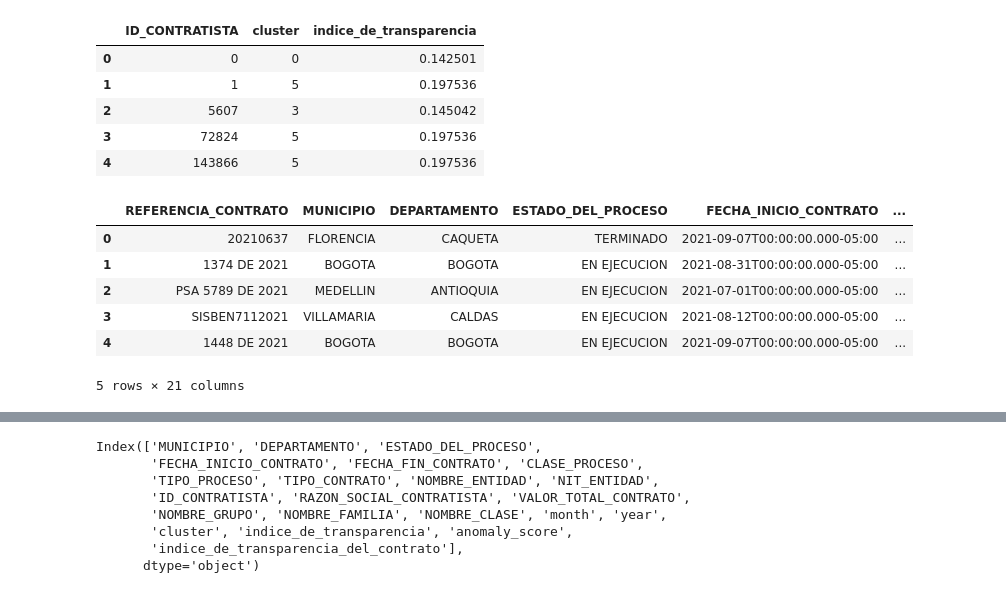
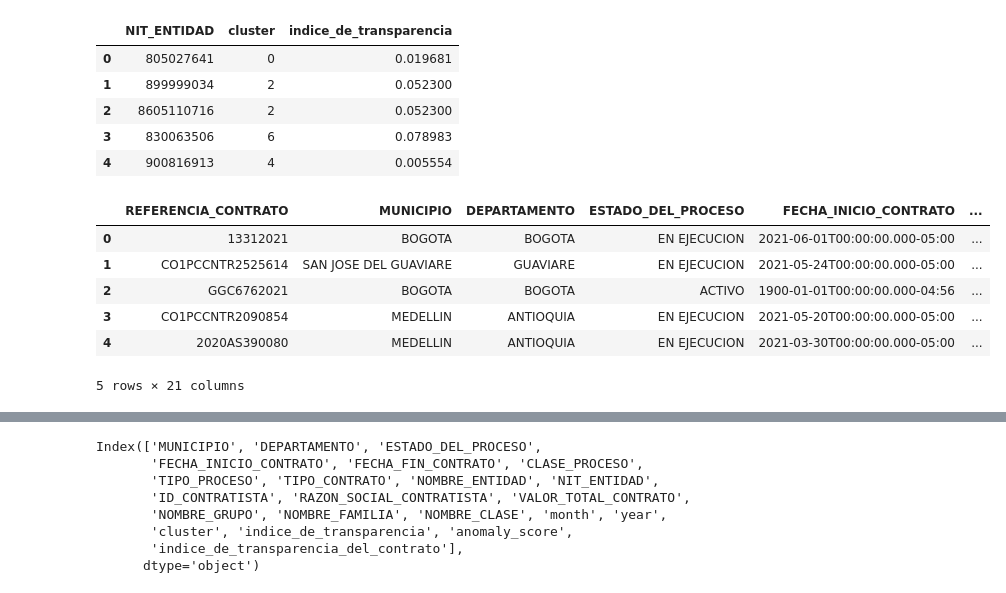
Before and after one commit to cdgonzalezr1/datos_abiertos, a Jupyter notebook: anomaly_detection.ipynb, the cells around one changed output, grey strips where cells are left out. Saved outputs shown, nothing was run; the diff lists cells and outputs as text; code cells hidden in the pictures.

```diff
--- a/anomaly_detection.ipynb
+++ b/anomaly_detection.ipynb
@@ -13,13 +13,13 @@ contratos_df.head()
 # %%
 directorio = "clustering_data"
-nombre_archivo = "contratistas_clustered_df.csv"
+nombre_archivo = "entidades_clustered_df.csv"
 delimitador = ","
 
-contratistas_clustered_df = adf.leer_csv(directorio, nombre_archivo, delimitador)
-contratistas_clustered_df = contratistas_clustered_df[["ID_CONTRATISTA","cluster"]]
+entidades_clustered_df = adf.leer_csv(directorio, nombre_archivo, delimitador)
+entidades_clustered_df = entidades_clustered_df[["NIT_ENTIDAD","cluster"]]
 
-contratistas_clustered_df = contratistas_clustered_df.drop_duplicates(subset=["ID_CONTRATISTA"])
+entidades_clustered_df = entidades_clustered_df.drop_duplicates(subset=["NIT_ENTIDAD"])
 
 
-contratistas_clustered_df.head()
+entidades_clustered_df.head()
 # %% [output]
@@ -47,23 +47,23 @@ indice_transparencia_df.head()
 # %%
-contratistas_indice = contratistas_clustered_df.merge(indice_transparencia_df, on="cluster", how="left")
-contratistas_indice.head()
+entidades_indice = entidades_clustered_df.merge(indice_transparencia_df, on="cluster", how="left")
+entidades_indice.head()
 # %% [output]
-|  | ID_CONTRATISTA | cluster | indice_de_transparencia |
-| 0 | 0 | 0 | 0.142501 |
-| 1 | 1 | 5 | 0.197536 |
-| 2 | 5607 | 3 | 0.145042 |
-| 3 | 72824 | 5 | 0.197536 |
-| 4 | 143866 | 5 | 0.197536 |
+|  | NIT_ENTIDAD | cluster | indice_de_transparencia |
+| 0 | 805027641 | 0 | 0.019681 |
+| 1 | 899999034 | 2 | 0.052300 |
+| 2 | 8605110716 | 2 | 0.052300 |
+| 3 | 830063506 | 6 | 0.078983 |
+| 4 | 900816913 | 4 | 0.005554 |
 # %%
-contratos_indice = contratos_df.merge(contratistas_indice, on="ID_CONTRATISTA", how="left")
+contratos_indice = contratos_df.merge(entidades_indice, on="NIT_ENTIDAD", how="left")
 contratos_indice.head()
 # %% [output]
 |  | REFERENCIA_CONTRATO | MUNICIPIO | DEPARTAMENTO | ESTADO_DEL_PROCESO | FECHA_INICIO_CONTRATO | ... |
-| 0 | 20210637 | FLORENCIA | CAQUETA | TERMINADO | 2021-09-07T00:00:00.000-05:00 | ... |
-| 1 | 1374 DE 2021 | BOGOTA | BOGOTA | EN EJECUCION | 2021-08-31T00:00:00.000-05:00 | ... |
-| 2 | PSA 5789 DE 2021 | MEDELLIN | ANTIOQUIA | EN EJECUCION | 2021-07-01T00:00:00.000-05:00 | ... |
-| 3 | SISBEN7112021 | VILLAMARIA | CALDAS | EN EJECUCION | 2021-08-12T00:00:00.000-05:00 | ... |
-| 4 | 1448 DE 2021 | BOGOTA | BOGOTA | EN EJECUCION | 2021-09-07T00:00:00.000-05:00 | ... |
+| 0 | 13312021 | BOGOTA | BOGOTA | EN EJECUCION | 2021-06-01T00:00:00.000-05:00 | ... |
+| 1 | CO1PCCNTR2525614 | SAN JOSE DEL GUAVIARE | GUAVIARE | EN EJECUCION | 2021-05-24T00:00:00.000-05:00 | ... |
+| 2 | GGC6762021 | BOGOTA | BOGOTA | ACTIVO | 1900-01-01T00:00:00.000-04:56 | ... |
+| 3 | CO1PCCNTR2090854 | MEDELLIN | ANTIOQUIA | EN EJECUCION | 2021-05-20T00:00:00.000-05:00 | ... |
+| 4 | 2020AS390080 | MEDELLIN | ANTIOQUIA | EN EJECUCION | 2021-03-30T00:00:00.000-05:00 | ... |
 5 rows × 21 columns
 # %%
 contratos_indice.columns
```
Also changed, not shown: parts of 8 cells of this notebook, 1 other file.
